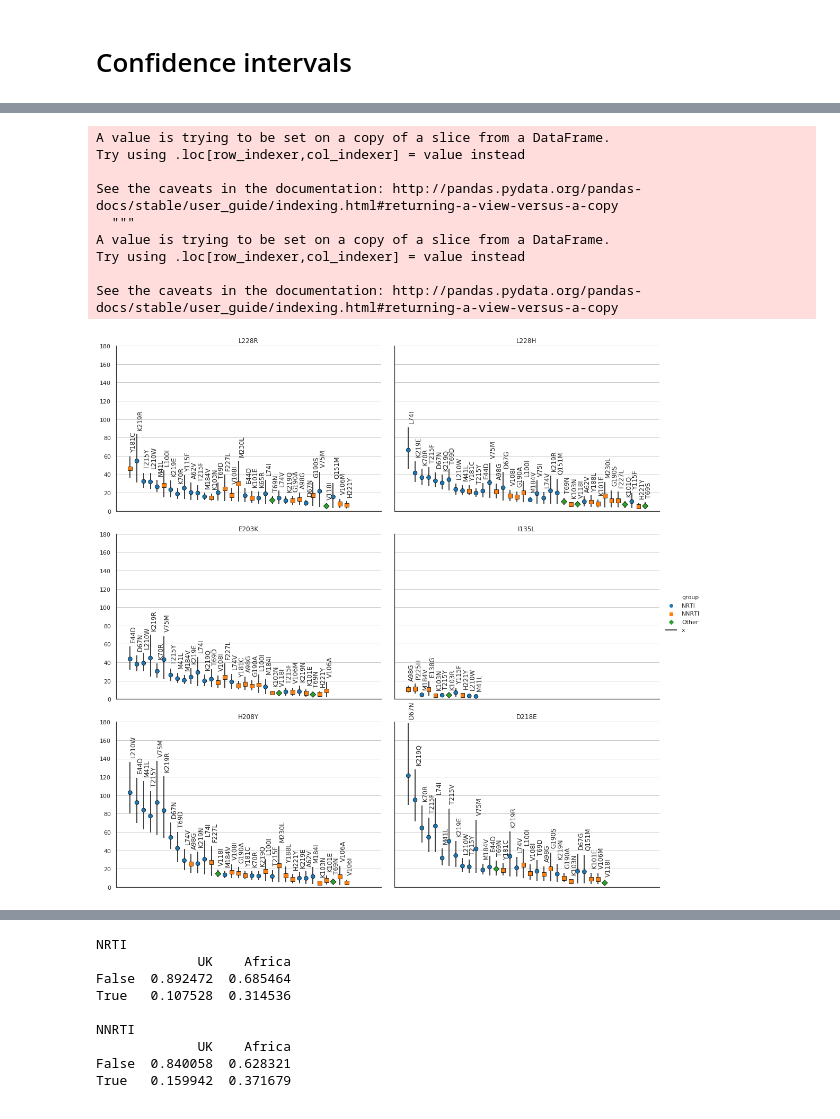
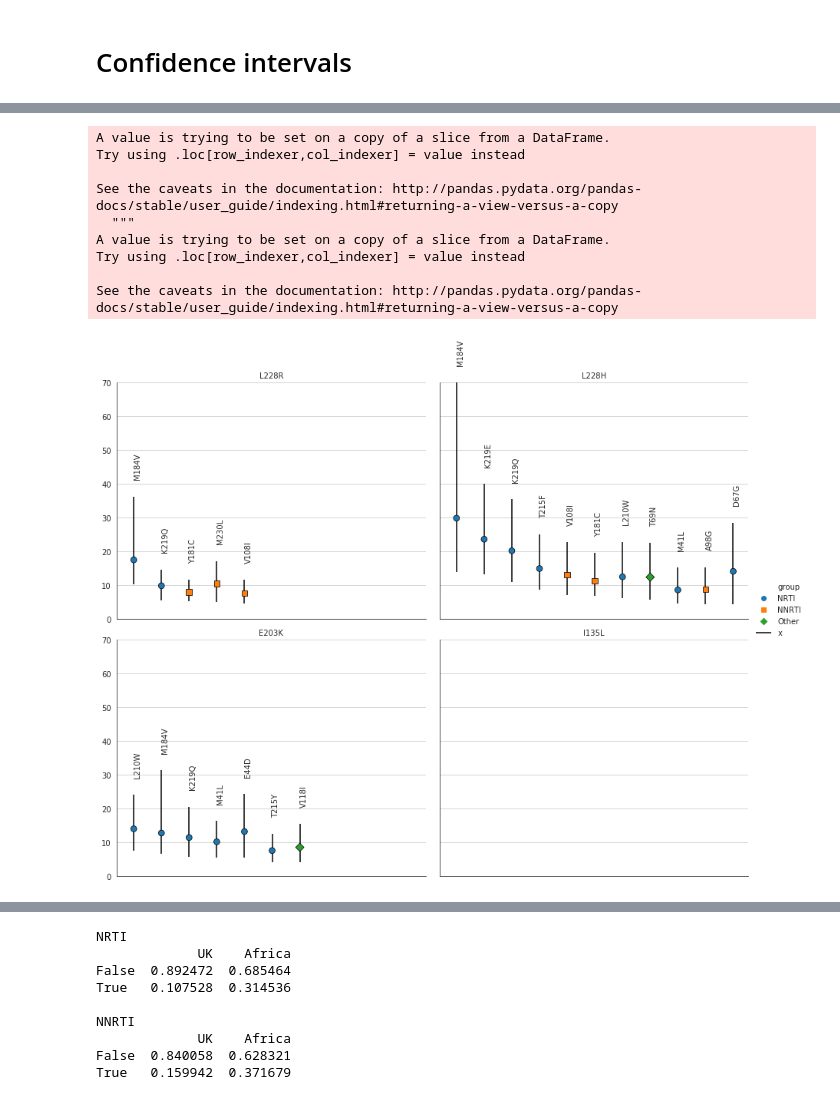
Before and after one commit to lucblassel/HIV-DRM-machine-learning, a Jupyter notebook: notebooks/multi_target_coefficients.ipynb, the cells around one changed output, grey strips where cells are left out. Cells and saved outputs as stored; diff of their text form; code cells hidden in the pictures.

```diff
--- a/notebooks/multi_target_coefficients.ipynb
+++ b/notebooks/multi_target_coefficients.ipynb
@@ -26,10 +27,12 @@ treatment_order = ['NRTI', 'NNRTI', 'Other']
 all_order = ['ALL', 'DRMs', 'SDRMs'] + treatment_order
 corresp = {k:v for k,v in zip(x_order, x_labels)}
 # %%
-DRM_names = get_DRM_names()
+DRM_names = hiv.DRM_utils.get_DRM_names()
 # %%
-coeffs_multi = pd.read_csv('whole_dataset_multi_targets/coefs_df.tsv', sep='\t', index_col=0)
-fisher_p_values = pd.read_csv('/Users/lucblassel/Documents/Work/utils_hiv/utils_hiv/data/fisher_p_values.tsv', sep='\t', index_col=0)
+coeffs_multi = pd.read_csv("../data/results/Alternate_target_results/coefs_df.tsv.gz", sep="\t", index_col=0, compression="gzip")
+# coeffs_multi = pd.read_csv('whole_dataset_multi_targets/coefs_df.tsv', sep='\t', index_col=0)
+# fisher_p_values = pd.read_csv('/Users/lucblassel/Documents/Work/utils_hiv/utils_hiv/utils/data/fisher_p_values.tsv', sep='\t', index_col=0)
+fisher_p_values = pd.read_csv("../utils_hiv/utils_hiv/utils/data/fisher_p_values.tsv", sep="\t", index_col=0)
 # %%
 pivoted_p_values = pd.pivot_table(fisher_p_values[
     (fisher_p_values['DRMs'] == 'ALL') &
@@ -156,10 +157,10 @@ from utils_hiv.DRM_utils import *
 # %%
 drms = {
-    'ALL': set(get_all_DRMs()),
-    'DRMs': set(get_DRMs_only()),
-    'SDRMs': set(get_SDRMs()),
-    'NRTI': set(get_NRTI()),
-    'NNRTI': set(get_NNRTI()),
-    'Other': set(get_Other())
+    'ALL': set(hiv.DRM_utils.get_all_DRMs()),
+    'DRMs': set(hiv.DRM_utils.get_DRMs_only()),
+    'SDRMs': set(hiv.DRM_utils.get_SDRMs()),
+    'NRTI': set(hiv.DRM_utils.get_NRTI()),
+    'NNRTI': set(hiv.DRM_utils.get_NNRTI()),
+    'Other': set(hiv.DRM_utils.get_Other())
 }
 # %%
@@ -720,3 +437,5 @@ drm_ratio_CIs_africa = pd.read_csv(os.path.join(dirname, 'DRM_ratio_CIs_africa.t
+# %%
+LOWER_CUTOFF = 4
 # %%
 def plot_vlines(**kwargs):
     data = (kwargs.pop('data').sort_values(by='lower', ascending=False)
@@ -747,34 +466,37 @@ def plot_vlines(**kwargs):
         ax.text(row['x'], row['higher'] + text_y_offset, row['variable'].replace('_',''), rotation=90, **font_dict)
     return ax
 # %%
-to_plot = melted_CIs[
-    (melted_CIs['variable'].isin(drms['ALL'])) &
-    (melted_CIs['lower'] > 2)
+to_plot = melted_CIs_africa[
+    (melted_CIs_africa['variable'].isin(drms['ALL'])) &
+    (melted_CIs_africa['lower'] > LOWER_CUTOFF)
 ]
 to_plot['index'] = to_plot['index'].apply(corresp.get)
 to_plot['variable'] = to_plot['variable'].apply(DRM_names.get)
 
+to_plot.to_csv(os.path.join(dirname, "Fig_S2.csv"), index=True, header=True)
+
 with sns.axes_style('white', {'grid.color':'.8', 'axes.grid':True}):
-    grid = (sns.FacetGrid(data=to_plot, col='index', sharex=True, height=5, col_wrap=2, aspect=1.5, col_order=x_labels)
-                .map_dataframe(plot_vlines, lower_bound=2)
+    grid = (sns.FacetGrid(data=to_plot, col='index', sharex=True, height=5, col_wrap=2, aspect=1.2,
+                            col_order=x_labels[:4])
+                .map_dataframe(plot_vlines, max_posy=70, lower_bound=2)
+                .set(ylim=(0,70))
+                .set_titles(template="{col_name}")
                 .add_legend()
-                .set_titles(template="{col_name}")
-                .set(ylim=(0, 180))
                 )
 for ax in grid.axes.flatten():
     ax.tick_params(axis='x', which='both', bottom=False, top=False, labelbottom=False)
     ax.xaxis.grid(False)
-
-grid.savefig(os.path.join(dirname, "UK_ratio_bars.pdf"), format='pdf', alpha=.99, bbox_inches='tight')
+grid.savefig(os.path.join(dirname, "Africa_ratio_bars.pdf"), format='pdf', alpha=.99, bbox_inches='tight')
+grid.savefig(os.path.join(dirname, "Africa_ratio_bars.eps"), format='eps', alpha=.99, bbox_inches='tight')
 plt.show()
 # %% [output]
 A value is trying to be set on a copy of a slice from a DataFrame.
 Try using .loc[row_indexer,col_indexer] = value instead
 
 See the caveats in the documentation: http://pandas.pydata.org/pandas-docs/stable/user_guide/indexing.html#returning-a-view-versus-a-copy
   """
 A value is trying to be set on a copy of a slice from a DataFrame.
 Try using .loc[row_indexer,col_indexer] = value instead
 
 See the caveats in the documentation: http://pandas.pydata.org/pandas-docs/stable/user_guide/indexing.html#returning-a-view-versus-a-copy
-[figure, old version]
+[figure, new version]
```
Also changed, not shown: parts of 79 cells of this notebook, 3 other files.
